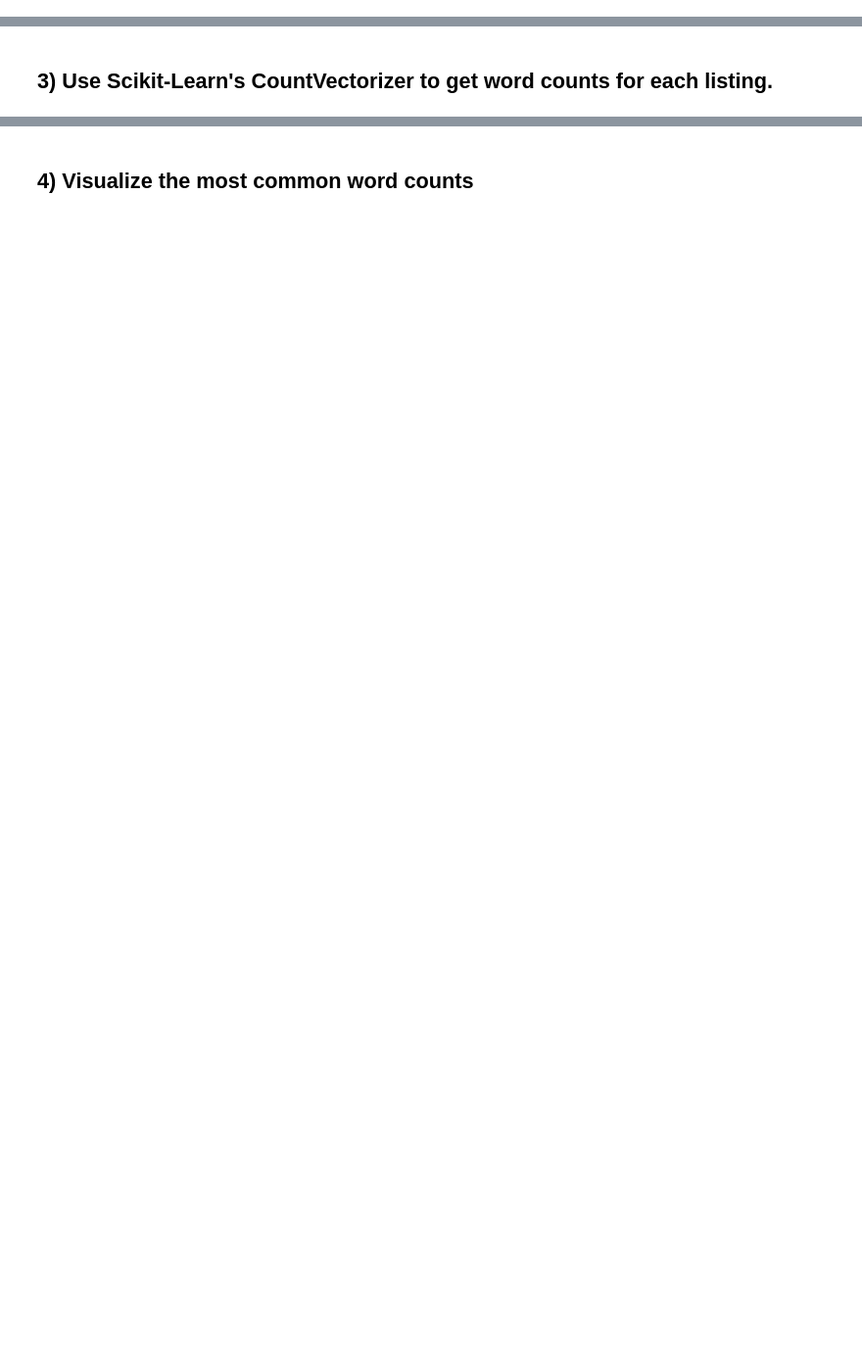
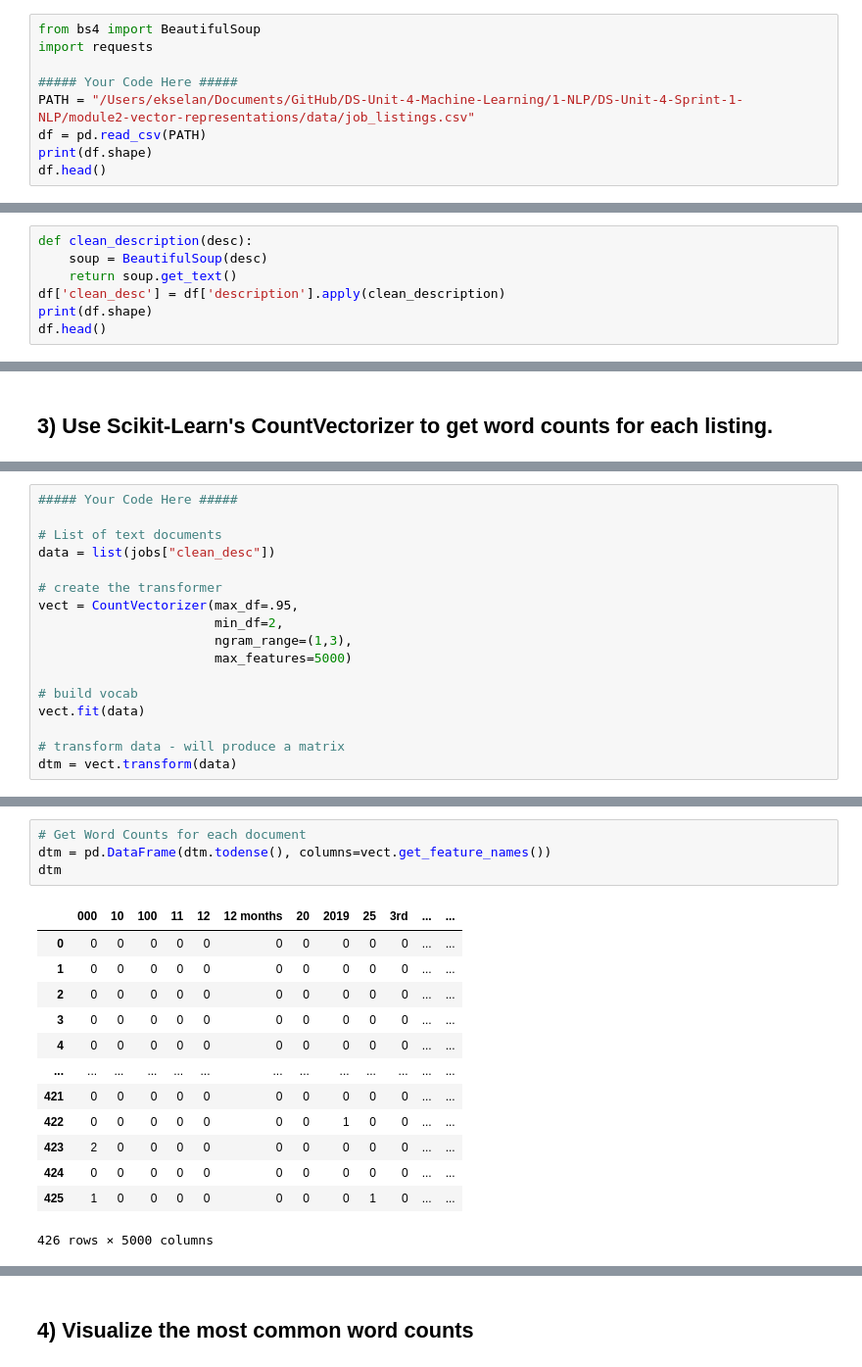
Before and after one commit to ekselan/DS-Unit-4-Sprint-1-NLP, a Jupyter notebook: module2-vector-representations/ABW_DS_412_Vector_Reps_Assignment.ipynb, the cells around one changed output, grey strips where cells are left out. Shown at 98% size. Drawn from its saved outputs; the diff is of its cells as text; blank space fills up the shorter version.

```diff
--- a/module2-vector-representations/ABW_DS_412_Vector_Reps_Assignment.ipynb
+++ b/module2-vector-representations/ABW_DS_412_Vector_Reps_Assignment.ipynb
@@ -27,0 +22,9 @@ raise Exception("\nThis task is not complete. \nReplace this line with your code
+# %%
+from bs4 import BeautifulSoup
+import requests
+
+##### Your Code Here #####
+PATH = "/Users/ekselan/Documents/GitHub/DS-Unit-4-Machine-Learning/1-NLP/DS-Unit-4-Sprint-1-NLP/module2-vector-representations/data/job_listings.csv"
+df = pd.read_csv(PATH)
+print(df.shape)
+df.head()
@@ -27,0 +39,7 @@ raise Exception("\nThis task is not complete. \nReplace this line with your code
+# %%
+def clean_description(desc):
+    soup = BeautifulSoup(desc)
+    return soup.get_text()
+df['clean_desc'] = df['description'].apply(clean_description)
+print(df.shape)
+df.head()
@@ -37,0 +127,17 @@ raise Exception("\nThis task is not complete. \nReplace this line with your code
+# %%
+##### Your Code Here #####
+
+# List of text documents
+data = list(jobs["clean_desc"])
+
+# create the transformer
+vect = CountVectorizer(max_df=.95,
+                       min_df=2,
+                       ngram_range=(1,3),
+                       max_features=5000)
+
+# build vocab
+vect.fit(data)
+
+# transform data - will produce a matrix
+dtm = vect.transform(data)
@@ -37,0 +159,18 @@ raise Exception("\nThis task is not complete. \nReplace this line with your code
+# %%
+# Get Word Counts for each document
+dtm = pd.DataFrame(dtm.todense(), columns=vect.get_feature_names())
+dtm
+# %% [output]
+|  | 000 | 10 | 100 | 11 | 12 | 12 months | 20 | 2019 | 25 | 3rd | ... | ... |
+| 0 | 0 | 0 | 0 | 0 | 0 | 0 | 0 | 0 | 0 | 0 | ... | ... |
+| 1 | 0 | 0 | 0 | 0 | 0 | 0 | 0 | 0 | 0 | 0 | ... | ... |
+| 2 | 0 | 0 | 0 | 0 | 0 | 0 | 0 | 0 | 0 | 0 | ... | ... |
+| 3 | 0 | 0 | 0 | 0 | 0 | 0 | 0 | 0 | 0 | 0 | ... | ... |
+| 4 | 0 | 0 | 0 | 0 | 0 | 0 | 0 | 0 | 0 | 0 | ... | ... |
+| ... | ... | ... | ... | ... | ... | ... | ... | ... | ... | ... | ... | ... |
+| 421 | 0 | 0 | 0 | 0 | 0 | 0 | 0 | 0 | 0 | 0 | ... | ... |
+| 422 | 0 | 0 | 0 | 0 | 0 | 0 | 0 | 1 | 0 | 0 | ... | ... |
+| 423 | 2 | 0 | 0 | 0 | 0 | 0 | 0 | 0 | 0 | 0 | ... | ... |
+| 424 | 0 | 0 | 0 | 0 | 0 | 0 | 0 | 0 | 0 | 0 | ... | ... |
+| 425 | 1 | 0 | 0 | 0 | 0 | 0 | 0 | 0 | 1 | 0 | ... | ... |
+426 rows × 5000 columns
```
Also changed, not shown: parts of 34 cells of this notebook, 1 other file.
